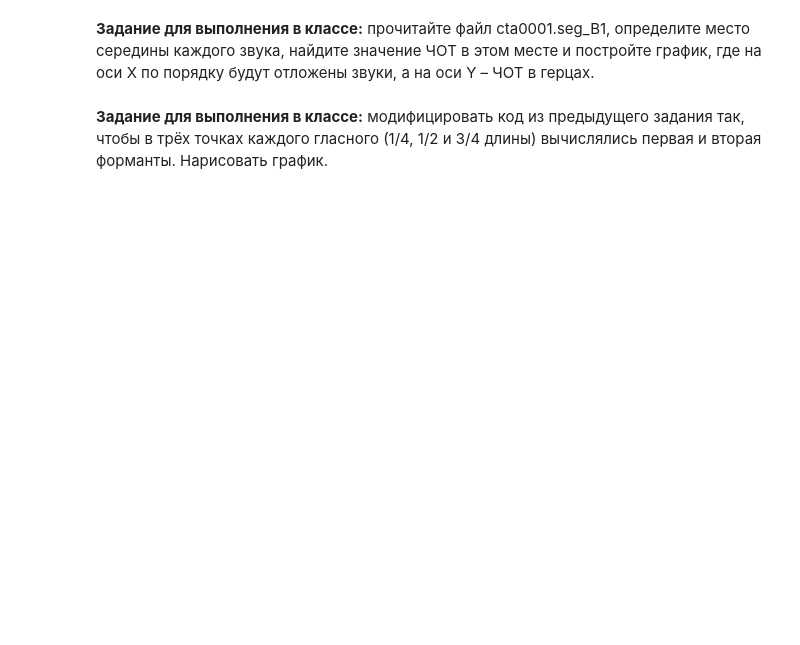
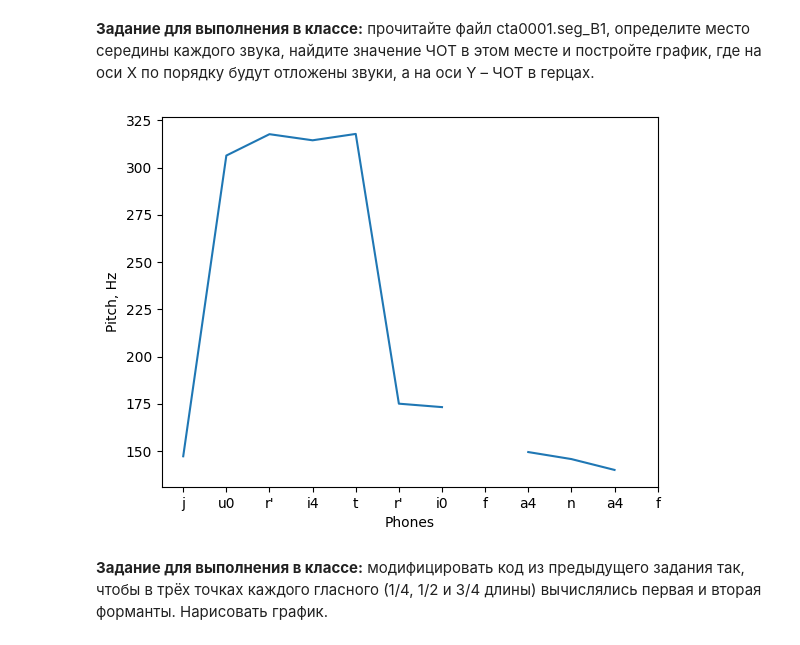
Before and after one commit to PKholyavin/mastersprogramming, a Jupyter notebook: parselmouth_ans.ipynb, the cells around one changed output. Saved outputs shown, nothing was run; the diff lists cells and outputs as text; code cells hidden in the pictures; blank space fills up the shorter version.

```diff
--- a/parselmouth_ans.ipynb
+++ b/parselmouth_ans.ipynb
@@ -71,16 +73,19 @@ pitch = sound.to_pitch(pitch_floor=75, pitch_ceiling=400)
 # %%
 params, labels = read_seg("cta0001.seg_B1")
 sounds = []
 f0_values = []
 for left, right in zip(labels, labels[1:]):
     sounds.append(left["name"])
     mid = (left["position"] + right["position"]) / 2 / params["SAMPLING_FREQ"]
     f0_values.append(pitch.get_value_at_time(mid))
-    print(sounds[-1], mid, f0_values[-1])
 
 plt.plot(f0_values)
 plt.xticks(range(len(sounds)), labels=sounds)
+plt.xlabel("Phones")
+plt.ylabel("Pitch, Hz")
 plt.show()
+# %% [output]
+[figure, added]
 # %% [markdown]
 **Задание для выполнения в классе:** модифицировать код из предыдущего задания так, чтобы в трёх точках каждого гласного (1/4, 1/2 и 3/4 длины) вычислялись первая и вторая форманты. Нарисовать график.
 # %%
```
Also changed, not shown: parts of 2 cells of this notebook, 1 other file.
